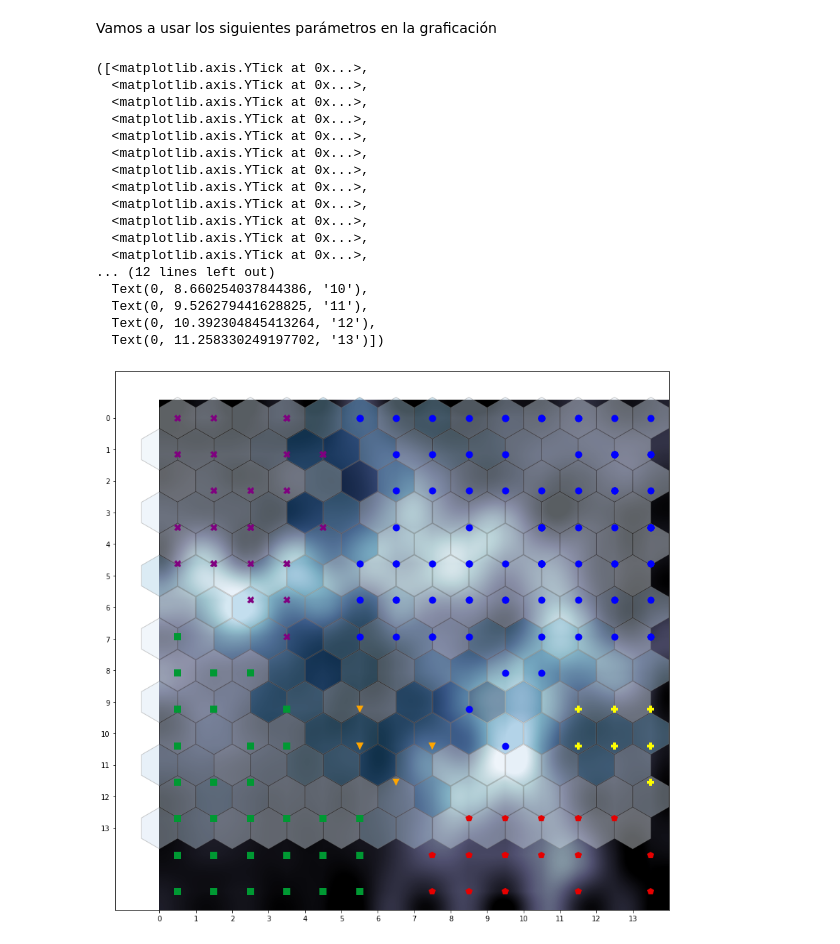
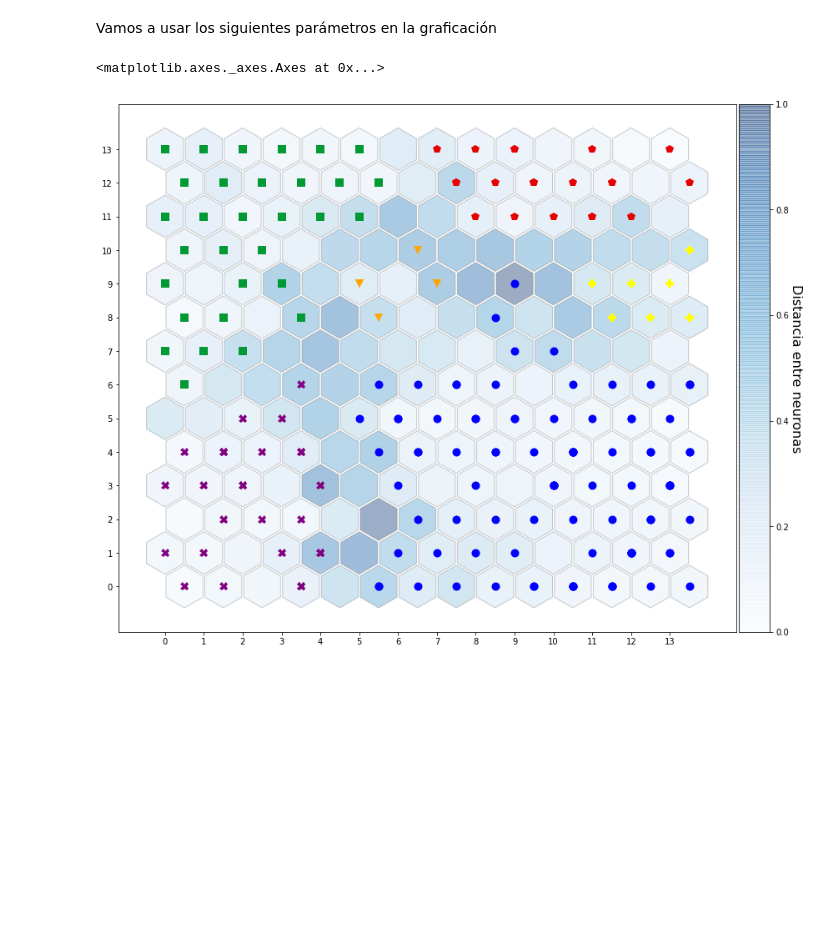
Before and after one commit to sergiohzlz/som_ontologias, a Jupyter notebook: som_modelo.ipynb, the cells around one changed output. Cells and saved outputs as stored; diff of their text form; code cells hidden in the pictures; blank space fills up the shorter version.

```diff
--- a/som_modelo.ipynb
+++ b/som_modelo.ipynb
@@ -311,54 +293,46 @@ weights = som.get_weights()
 # %%
 f = plt.figure(figsize=(14,14))
 ax = f.add_subplot(111)
 
 ax.set_aspect('equal')
 
 # iteratively add hexagons
 for i in range(weights.shape[0]):
     for j in range(weights.shape[1]):
         wy = yy[(i, j)] * np.sqrt(3) / 2
         hex = RegularPolygon((xx[(i, j)], wy),
                              numVertices=6,
-                             radius=0.98 / np.sqrt(3),
+                             radius=.95 / np.sqrt(3),
                              facecolor=cm.Blues(umatrix[i, j]),
                              alpha=.4,
                              edgecolor='gray')
         ax.add_patch(hex)
 
-plt.imshow(umatrix, interpolation='sinc', cmap='bone')
-plt.xticks([])
-plt.yticks([])
+#plt.imshow(1- umatrix, interpolation='sinc', cmap='bone')
+#plt.xticks([])
+#plt.yticks([])
 
 for ix,d in enumerate(datos):
     w = som.winner(d)
     wx, wy = som.convert_map_to_euclidean(w)
-    wy = wy * np.sqrt(3) / 2
-    plt.plot(w[0], w[1],
+    wy *= np.sqrt(3) / 2
+    plt.plot(wx, wy,
              marcadores[cl[ix]],
              markerfacecolor=colores[cl[ix]],
              markeredgewidth=0.0,
              markersize=10)
 xrange = np.arange(weights.shape[0])
 yrange = np.arange(weights.shape[1])
 plt.xticks(xrange-.5, xrange)
 plt.yticks(yrange * np.sqrt(3) / 2, yrange)
+
+divider = make_axes_locatable(plt.gca())
+ax_cb = divider.new_horizontal(size="5%", pad=0.05)
+
+cb1 = colorbar.ColorbarBase(ax_cb, cmap=cm.Blues, orientation='vertical', alpha=0.4)
+cb1.ax.get_yaxis().labelpad = 16
+cb1.ax.set_ylabel('Distancia entre neuronas', rotation=270, fontsize=16)
+plt.gcf().add_axes(ax_cb)
 # %% [output]
-([<matplotlib.axis.YTick at 0x...>,
-  <matplotlib.axis.YTick at 0x...>,
-  <matplotlib.axis.YTick at 0x...>,
-  <matplotlib.axis.YTick at 0x...>,
-  <matplotlib.axis.YTick at 0x...>,
-  <matplotlib.axis.YTick at 0x...>,
-  <matplotlib.axis.YTick at 0x...>,
-  <matplotlib.axis.YTick at 0x...>,
-  <matplotlib.axis.YTick at 0x...>,
-  <matplotlib.axis.YTick at 0x...>,
-  <matplotlib.axis.YTick at 0x...>,
-  <matplotlib.axis.YTick at 0x...>,
-... (12 lines left out)
-  Text(0, 8.660254037844386, '10'),
-  Text(0, 9.526279441628825, '11'),
-  Text(0, 10.392304845413264, '12'),
-  Text(0, 11.258330249197702, '13')])
+<matplotlib.axes._axes.Axes at 0x...>
-[figure, old version]
+[figure, new version]
```
Also changed, not shown: parts of 3 cells of this notebook, 1 other file.
